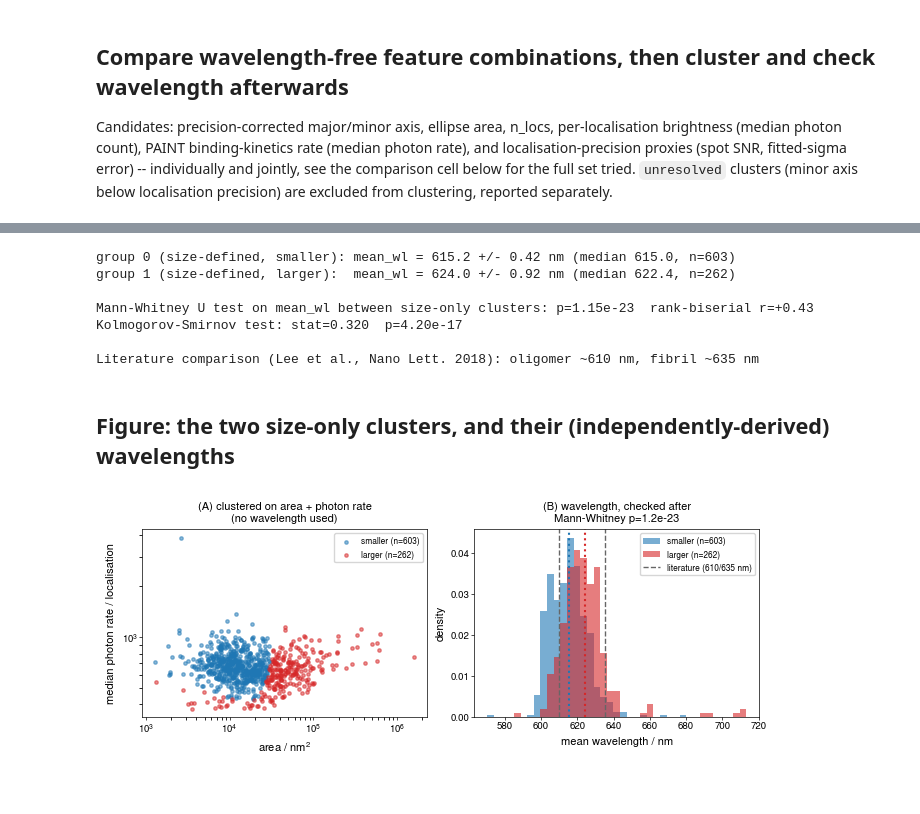
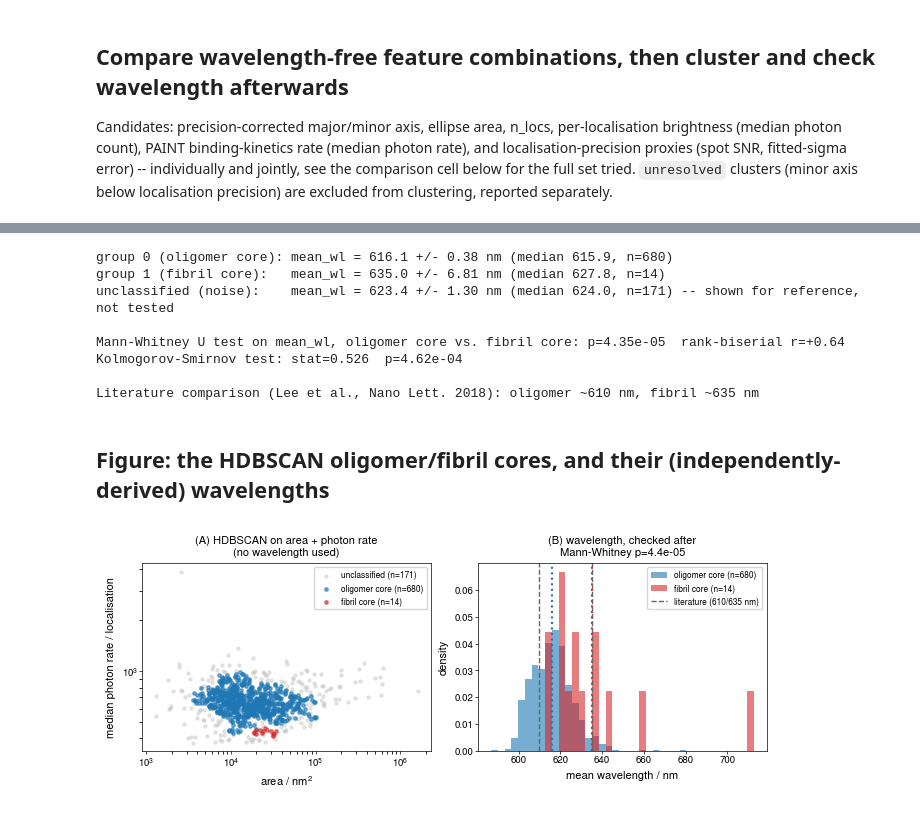
Before and after one commit to TheLeeLab/pyS3M, a Jupyter notebook: notebooks/figures/SI/FigureSI_OligomervsFibril.ipynb, the cells around one changed output, grey strips where cells are left out. Drawn from its saved outputs; the diff is of its cells as text; code cells hidden in the pictures.

```diff
--- a/notebooks/figures/SI/FigureSI_OligomervsFibril.ipynb
+++ b/notebooks/figures/SI/FigureSI_OligomervsFibril.ipynb
@@ -302,64 +376,73 @@ group 1 (larger):  n=262 (30.3%)  area=44165nm2  photon_rate=622  median_photons
 # %%
-# --- Wavelength, computed AFTER (independent of) the size-only clustering ---
+# --- Wavelength, computed AFTER (independent of) the HDBSCAN clustering ---
 u_stat, p_mw = mannwhitneyu(g0.mean_wl, g1.mean_wl, alternative='two-sided')
 rb = 1 - (2 * u_stat) / (len(g0) * len(g1))
 ks_stat, p_ks = ks_2samp(g0.mean_wl, g1.mean_wl)
 
-print(f"group 0 (size-defined, smaller): mean_wl = {g0.mean_wl.mean():.1f} +/- {g0.mean_wl.sem():.2f} nm "
+print(f"group 0 (oligomer core): mean_wl = {g0.mean_wl.mean():.1f} +/- {g0.mean_wl.sem():.2f} nm "
       f"(median {g0.mean_wl.median():.1f}, n={len(g0)})")
-print(f"group 1 (size-defined, larger):  mean_wl = {g1.mean_wl.mean():.1f} +/- {g1.mean_wl.sem():.2f} nm "
+print(f"group 1 (fibril core):   mean_wl = {g1.mean_wl.mean():.1f} +/- {g1.mean_wl.sem():.2f} nm "
       f"(median {g1.mean_wl.median():.1f}, n={len(g1)})")
-print(f"\nMann-Whitney U test on mean_wl between size-only clusters: p={p_mw:.2e}  rank-biserial r={rb:+.2f}")
+print(f"unclassified (noise):    mean_wl = {g_noise.mean_wl.mean():.1f} +/- {g_noise.mean_wl.sem():.2f} nm "
+      f"(median {g_noise.mean_wl.median():.1f}, n={len(g_noise)}) -- shown for reference, not tested")
+print(f"\nMann-Whitney U test on mean_wl, oligomer core vs. fibril core: p={p_mw:.2e}  rank-biserial r={rb:+.2f}")
 print(f"Kolmogorov-Smirnov test: stat={ks_stat:.3f}  p={p_ks:.2e}")
 print(f"\nLiterature comparison (Lee et al., Nano Lett. 2018): oligomer ~610 nm, fibril ~635 nm")
 # %% [output]
-group 0 (size-defined, smaller): mean_wl = 615.2 +/- 0.42 nm (median 615.0, n=603)
-group 1 (size-defined, larger):  mean_wl = 624.0 +/- 0.92 nm (median 622.4, n=262)
+group 0 (oligomer core): mean_wl = 616.1 +/- 0.38 nm (median 615.9, n=680)
+group 1 (fibril core):   mean_wl = 635.0 +/- 6.81 nm (median 627.8, n=14)
+unclassified (noise):    mean_wl = 623.4 +/- 1.30 nm (median 624.0, n=171) -- shown for reference, not tested
 
-Mann-Whitney U test on mean_wl between size-only clusters: p=1.15e-23  rank-biserial r=+0.43
-Kolmogorov-Smirnov test: stat=0.320  p=4.20e-17
+Mann-Whitney U test on mean_wl, oligomer core vs. fibril core: p=4.35e-05  rank-biserial r=+0.64
+Kolmogorov-Smirnov test: stat=0.526  p=4.62e-04
 
 Literature comparison (Lee et al., Nano Lett. 2018): oligomer ~610 nm, fibril ~635 nm
 # %% [markdown]
-## Figure: the two size-only clusters, and their (independently-derived) wavelengths
+## Figure: the HDBSCAN oligomer/fibril cores, and their (independently-derived) wavelengths
 # %%
 fig, axs = plotter.two_column_plot(nrows=1, ncols=2, width=6.69, height=2.6)
 
-colours = {0: 'tab:blue', 1: 'tab:red'}
-labels_txt = {0: f'smaller (n={len(g0)})', 1: f'larger (n={len(g1)})'}
+colours = {'oligomer': 'tab:blue', 'fibril': 'tab:red', 'noise': '0.75'}
+labels_txt = {
+    'oligomer': f'oligomer core (n={len(g0)})',
+    'fibril':   f'fibril core (n={len(g1)})',
+    'noise':    f'unclassified (n={len(g_noise)})',
+}
 
 ax = axs[0]
-for k in [0, 1]:
-    sub = resolved[resolved.size_cluster == k]
-    ax.scatter(sub['area_ellipse_nm2'], sub['median_photon_rate'], s=6, alpha=0.5,
-               color=colours[k], label=labels_txt[k])
+ax.scatter(g_noise['area_ellipse_nm2'], g_noise['median_photon_rate'], s=5, alpha=0.35,
+           color=colours['noise'], label=labels_txt['noise'], zorder=1)
+ax.scatter(g0['area_ellipse_nm2'], g0['median_photon_rate'], s=6, alpha=0.6,
+           color=colours['oligomer'], label=labels_txt['oligomer'], zorder=2)
+ax.scatter(g1['area_ellipse_nm2'], g1['median_photon_rate'], s=6, alpha=0.6,
+           color=colours['fibril'], label=labels_txt['fibril'], zorder=2)
 ax.set_xscale('log')
 ax.set_yscale('log')
 ax.set_xlabel('area / nm$^2$', fontsize=8)
 ax.set_ylabel('median photon rate / localisation', fontsize=8)
-ax.set_title('(A) clustered on area + photon rate\n(no wavelength used)', fontsize=8)
+ax.set_title('(A) HDBSCAN on area + photon rate\n(no wavelength used)', fontsize=8)
 ax.legend(fontsize=6, loc='upper right')
 ax.tick_params(labelsize=7)
 
 ax = axs[1]
 bins = np.linspace(min(g0.mean_wl.min(), g1.mean_wl.min()),
                     max(g0.mean_wl.max(), g1.mean_wl.max()), 40)
-ax.hist(g0.mean_wl, bins=bins, alpha=0.6, color=colours[0], density=True, label=labels_txt[0])
-ax.hist(g1.mean_wl, bins=bins, alpha=0.6, color=colours[1], density=True, label=labels_txt[1])
-ax.axvline(g0.mean_wl.mean(), color=colours[0], ls=':', lw=1.5)
-ax.axvline(g1.mean_wl.mean(), color=colours[1], ls=':', lw=1.5)
+ax.hist(g0.mean_wl, bins=bins, alpha=0.6, color=colours['oligomer'], density=True, label=labels_txt['oligomer'])
+ax.hist(g1.mean_wl, bins=bins, alpha=0.6, color=colours['fibril'], density=True, label=labels_txt['fibril'])
+ax.axvline(g0.mean_wl.mean(), color=colours['oligomer'], ls=':', lw=1.5)
+ax.axvline(g1.mean_wl.mean(), color=colours['fibril'], ls=':', lw=1.5)
 ax.axvline(610, color='0.4', ls='--', lw=1, label='literature (610/635 nm)')
 ax.axvline(635, color='0.4', ls='--', lw=1)
 ax.set_xlabel('mean wavelength / nm', fontsize=8)
 ax.set_ylabel('density', fontsize=8)
 ax.set_title(f'(B) wavelength, checked after\nMann-Whitney p={p_mw:.1e}', fontsize=8)
 ax.legend(fontsize=6, loc='upper right')
 ax.tick_params(labelsize=7)
 
-plt.savefig(OUT_ROOT / "OligomerFibril_SizeClustering_Wavelength.svg", bbox_inches='tight')
+plt.savefig(OUT_ROOT / "OligomerFibril_HDBSCAN_Wavelength.svg", bbox_inches='tight')
 plt.show()
 # %% [output]
-[figure, old version]
+[figure, new version]
 # %% [markdown]
 ## Summary for the rebuttal
 
```
Also changed, not shown: parts of 6 cells of this notebook.
